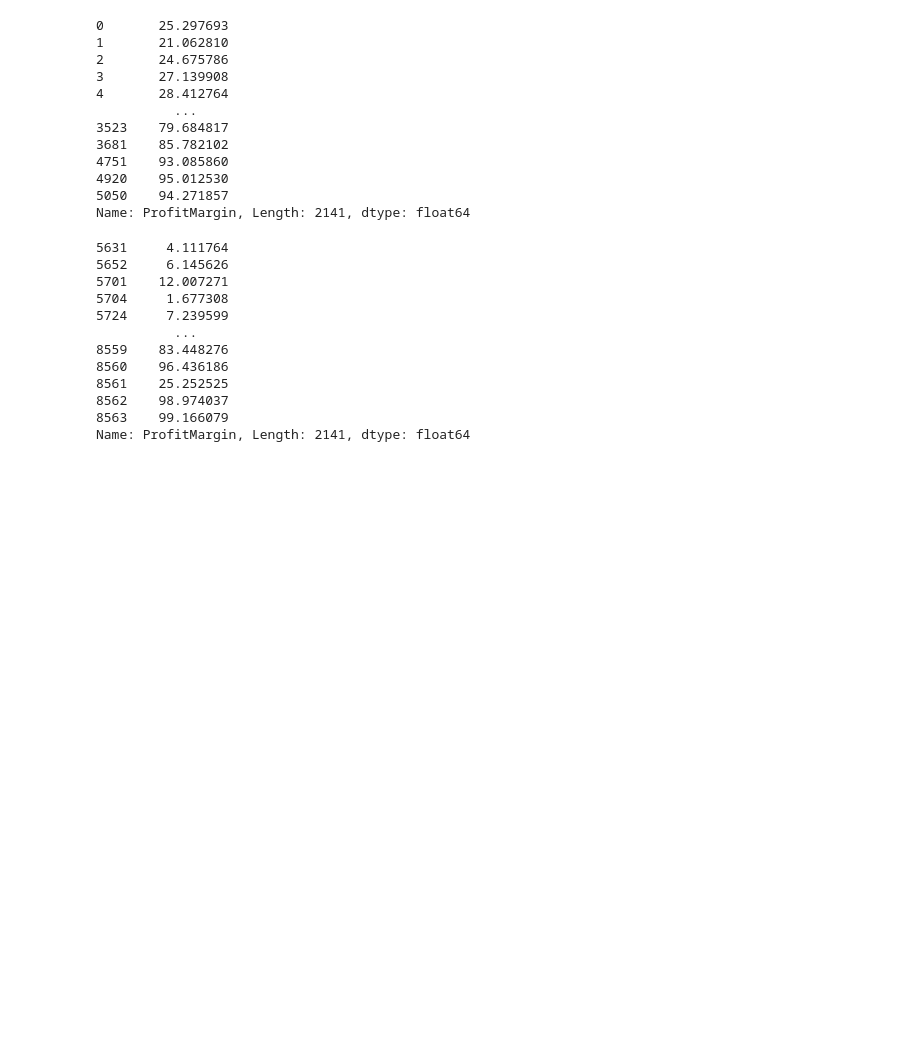
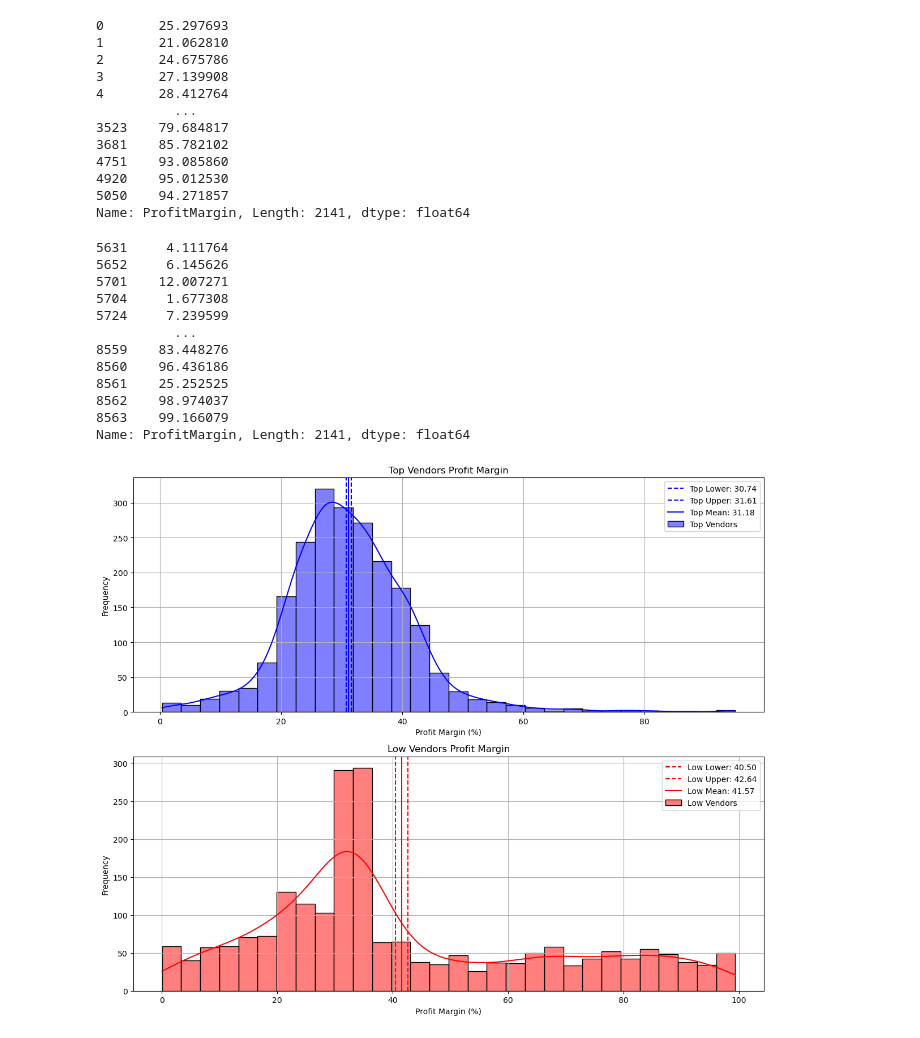
Before and after one commit to eharshit/End-to-End-Vendor-Insights, a Jupyter notebook: Vendor perfomance.ipynb, the cells around one changed output. Saved outputs shown, nothing was run; the diff lists cells and outputs as text; code cells hidden in the pictures; blank space fills up the shorter version.

Commit message:
confidence interval comparison

```diff
--- a/Vendor perfomance.ipynb
+++ b/Vendor perfomance.ipynb
@@ -512,3 +512,37 @@ def confidence_interval(data, confidence=0.95):
     t_critical = stats.t.ppf((1 + confidence) / 2, df=len(data) - 1)
     margin_of_error = t_critical * std_err
     return mean_val, mean_val - margin_of_error, mean_val + margin_of_error
+# %%
+# Calculate Confidence Intervals
+top_mean, top_lower, top_upper = confidence_interval(top_vendors)
+low_mean, low_lower, low_upper = confidence_interval(low_vendors)
+
+# Plotting
+fig, axs = plt.subplots(2, 1, figsize=(12, 10))  # 2 rows, 1 column
+
+# Top Vendors Plot
+sns.histplot(top_vendors, ax=axs[0], kde=True, color='blue', bins=30, alpha=0.5, label="Top Vendors")
+axs[0].axvline(top_lower, color="blue", linestyle="--", label=f"Top Lower: {top_lower:.2f}")
+axs[0].axvline(top_upper, color="blue", linestyle="--", label=f"Top Upper: {top_upper:.2f}")
+axs[0].axvline(top_mean, color="blue", linestyle="-", label=f"Top Mean: {top_mean:.2f}")
+axs[0].legend()
+axs[0].set_title("Top Vendors Profit Margin")
+axs[0].set_xlabel("Profit Margin (%)")
+axs[0].set_ylabel("Frequency")
+axs[0].grid(True)
+
+# Low Vendors Plot
+sns.histplot(low_vendors, ax=axs[1], kde=True, color='red', bins=30, alpha=0.5, label="Low Vendors")
+axs[1].axvline(low_lower, color="red", linestyle="--", label=f"Low Lower: {low_lower:.2f}")
+axs[1].axvline(low_upper, color="red", linestyle="--", label=f"Low Upper: {low_upper:.2f}")
+axs[1].axvline(low_mean, color="red", linestyle="-", label=f"Low Mean: {low_mean:.2f}")
+axs[1].legend()
+axs[1].set_title("Low Vendors Profit Margin")
+axs[1].set_xlabel("Profit Margin (%)")
+axs[1].set_ylabel("Frequency")
+axs[1].grid(True)
+
+plt.tight_layout()
+plt.show()
+# %% [output]
+[figure, added]
```
Also changed, not shown: parts of 1 cell of this notebook.
